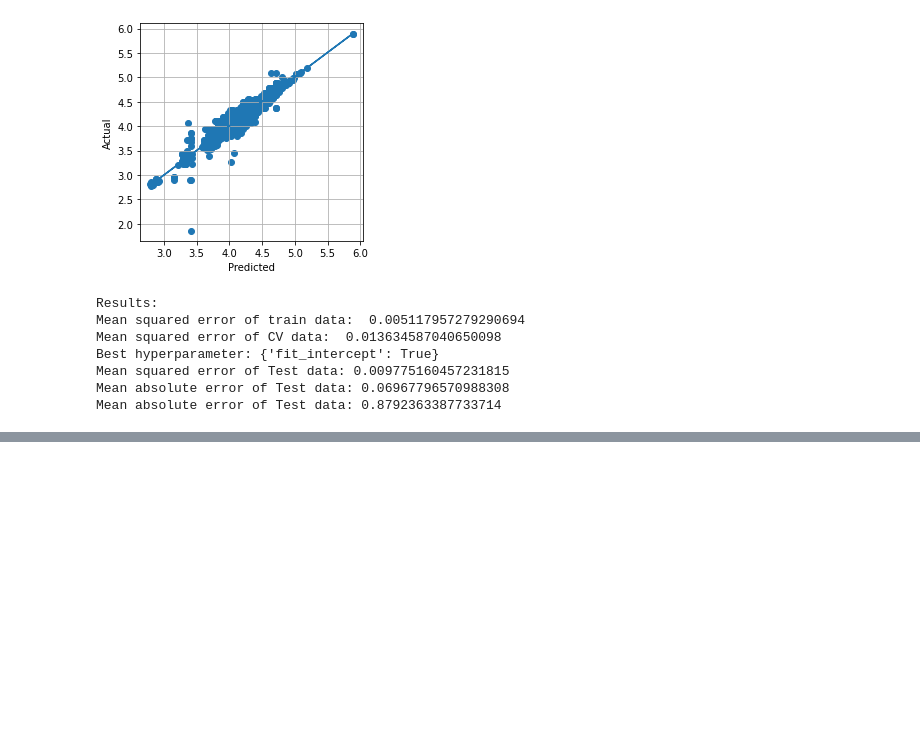
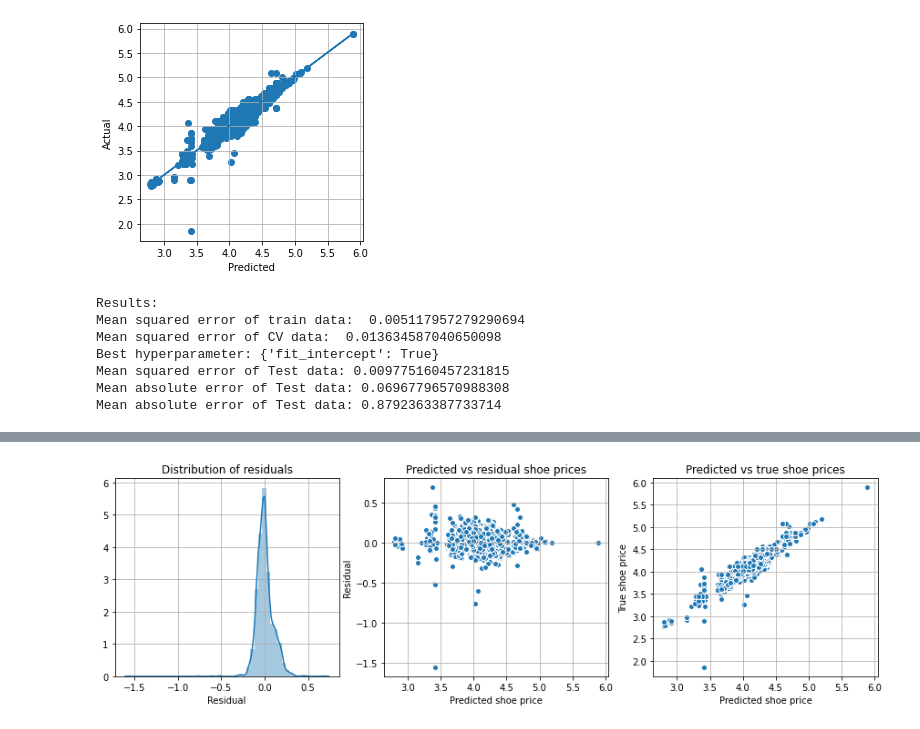
Before and after one commit to asubramaniyan/womens-shoes-price, a Jupyter notebook: womens-shoe-prices-eda.ipynb, the cells around one changed output, grey strips where cells are left out. Saved outputs shown, nothing was run; the diff lists cells and outputs as text; code cells hidden in the pictures; blank space fills up the shorter version.

```diff
--- a/womens-shoe-prices-eda.ipynb
+++ b/womens-shoe-prices-eda.ipynb
@@ -1687,0 +1698,20 @@ X_train
+# %%
+fig, axs = plt.subplots(ncols=3)
+sns.distplot(residual_trans, ax=axs[0])
+axs[0].set_title('Distribution of residuals')
+axs[0].set_xlabel("Residual")
+axs[0].grid()
+#sns.scatterplot(predict_trans, residual_trans, ax=axs[1])
+axs[1].scatter(predict_trans, residual_trans, edgecolors = 'white')
+axs[1].set_title('Predicted vs residual shoe prices')
+axs[1].set_xlabel("Predicted shoe price")
+axs[1].set_ylabel("Residual")
+axs[1].grid()
+axs[2].scatter(predict_trans, y_test_trans, edgecolors = 'white')
+axs[2].set_title('Predicted vs true shoe prices')
+axs[2].set_xlabel("Predicted shoe price")
+axs[2].set_ylabel("True shoe price")
+plt.gcf().set_size_inches(15, 4)
+axs[2].grid()
+# %% [output]
+[figure, added]
```
Also changed, not shown: parts of 19 cells of this notebook.
